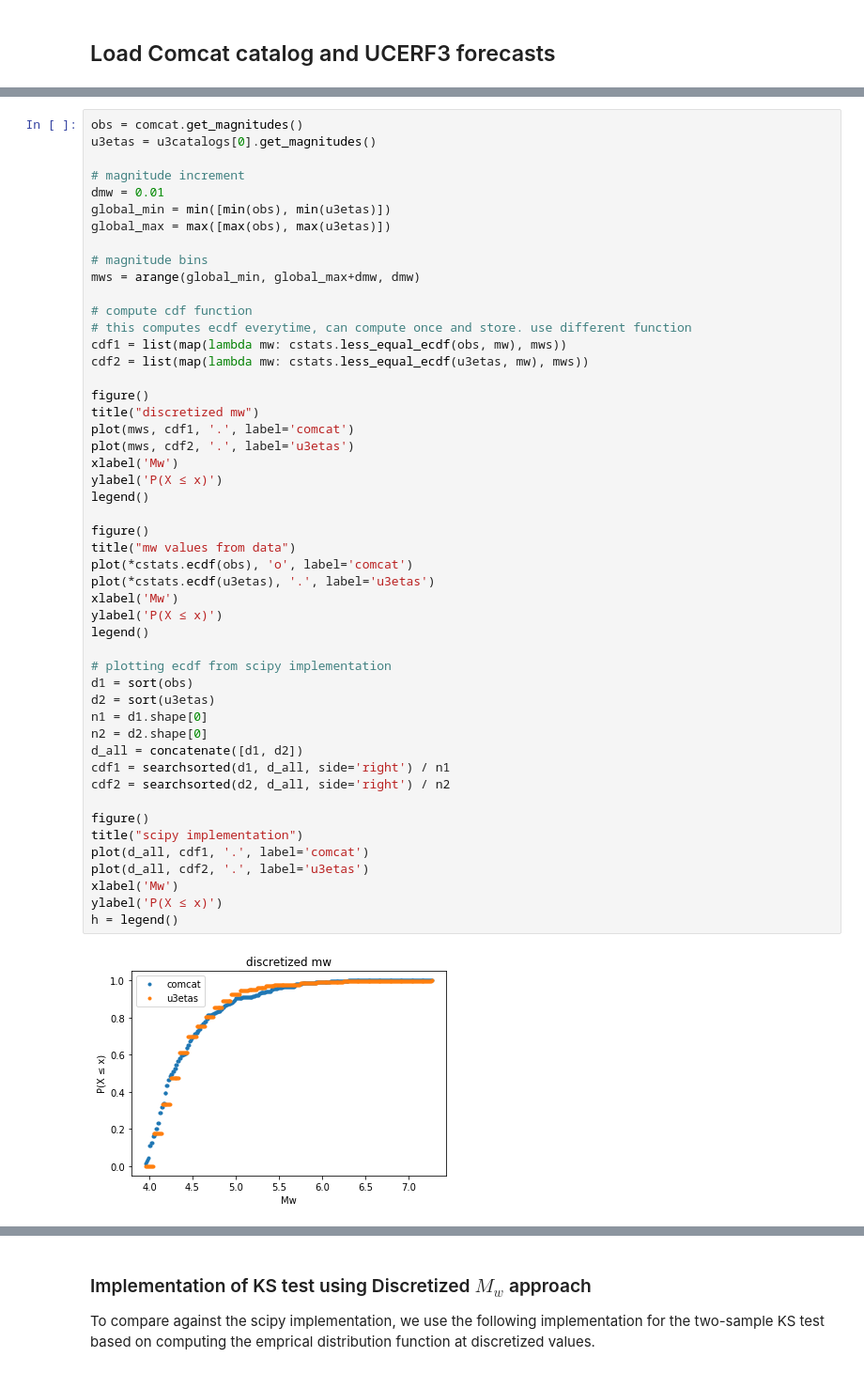
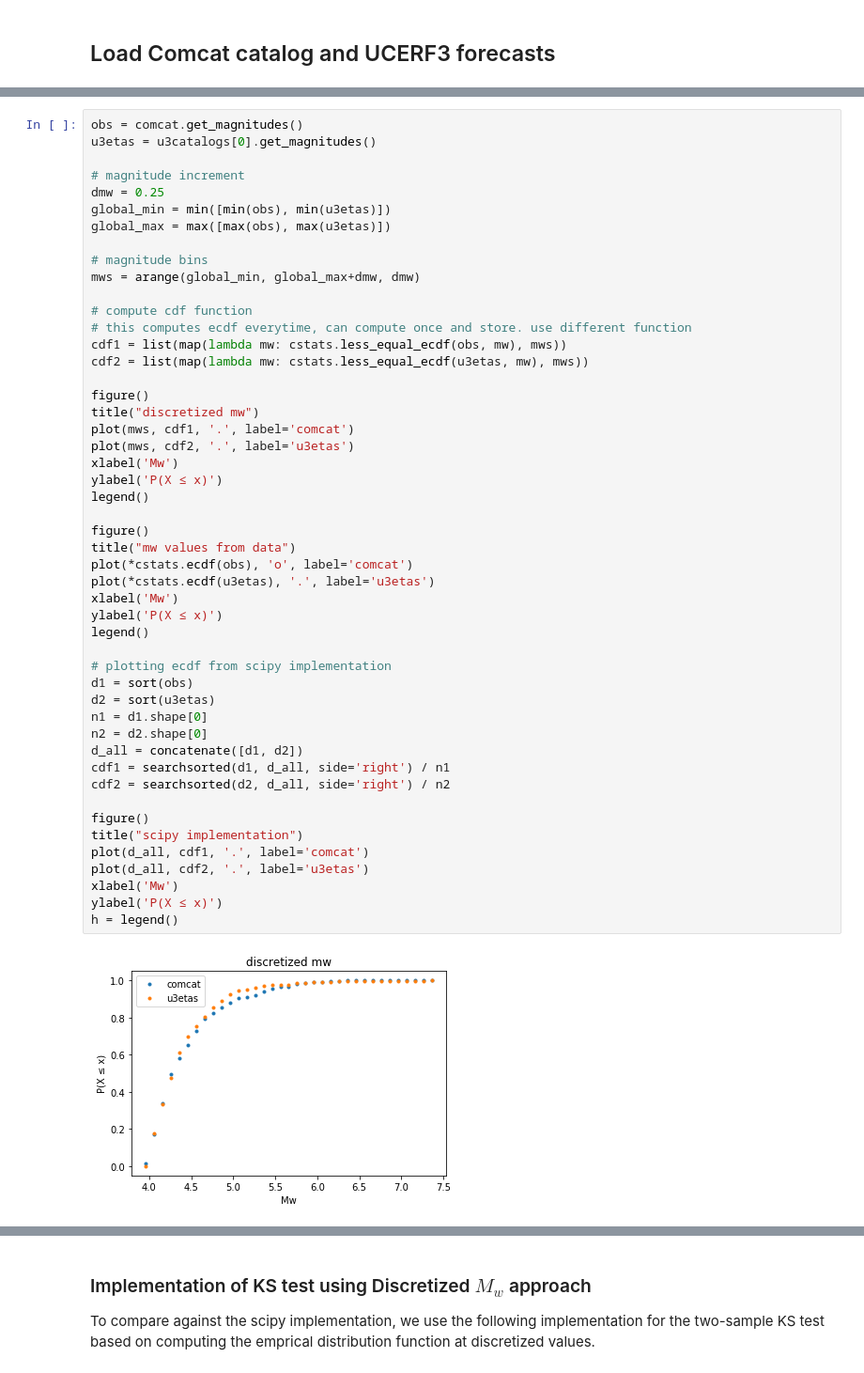
Before and after one commit to SCECcode/pycsep, a Jupyter notebook: notes/m_test_notes.ipynb, the cells around one changed output, grey strips where cells are left out. Shown at 94% size. Drawn from its saved outputs; the diff is of its cells as text.

```diff
--- a/notes/m_test_notes.ipynb
+++ b/notes/m_test_notes.ipynb
@@ -66,7 +78,7 @@ obs = comcat.get_magnitudes()
 u3etas = u3catalogs[0].get_magnitudes()
 
 # magnitude increment
-dmw = 0.01
+dmw = 0.25
 global_min = min([min(obs), min(u3etas)])
 global_max = max([max(obs), max(u3etas)])
 
@@ -84,34 +96,34 @@ plot(mws, cdf1, '.', label='comcat')
 plot(mws, cdf2, '.', label='u3etas')
 xlabel('Mw')
 ylabel('P(X ≤ x)')
 legend()
 
 figure()
 title("mw values from data")
 plot(*cstats.ecdf(obs), 'o', label='comcat')
 plot(*cstats.ecdf(u3etas), '.', label='u3etas')
 xlabel('Mw')
 ylabel('P(X ≤ x)')
 legend()
 
 # plotting ecdf from scipy implementation
 d1 = sort(obs)
 d2 = sort(u3etas)
 n1 = d1.shape[0]
 n2 = d2.shape[0]
 d_all = concatenate([d1, d2])
 cdf1 = searchsorted(d1, d_all, side='right') / n1
 cdf2 = searchsorted(d2, d_all, side='right') / n2
 
 figure()
 title("scipy implementation")
 plot(d_all, cdf1, '.', label='comcat')
 plot(d_all, cdf2, '.', label='u3etas')
 xlabel('Mw')
 ylabel('P(X ≤ x)')
 h = legend()
 # %% [output]
-[figure, old version]
+[figure, new version]
 [figure]
 [figure]
 # %% [markdown]
```
Also changed, not shown: parts of 28 cells of this notebook, 3 other files.
